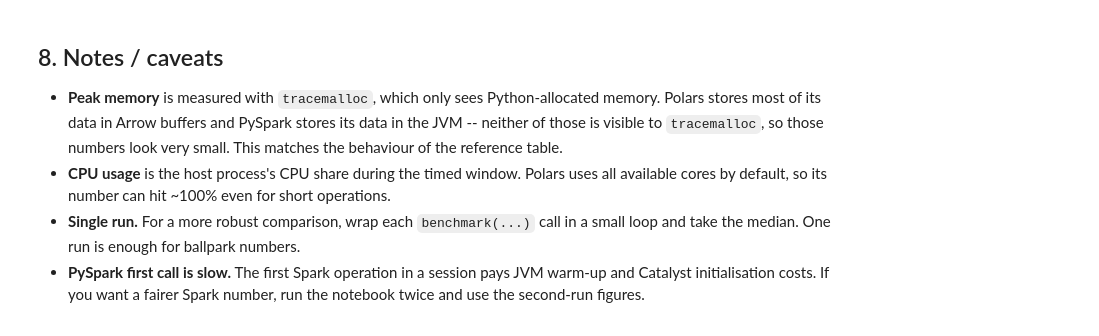
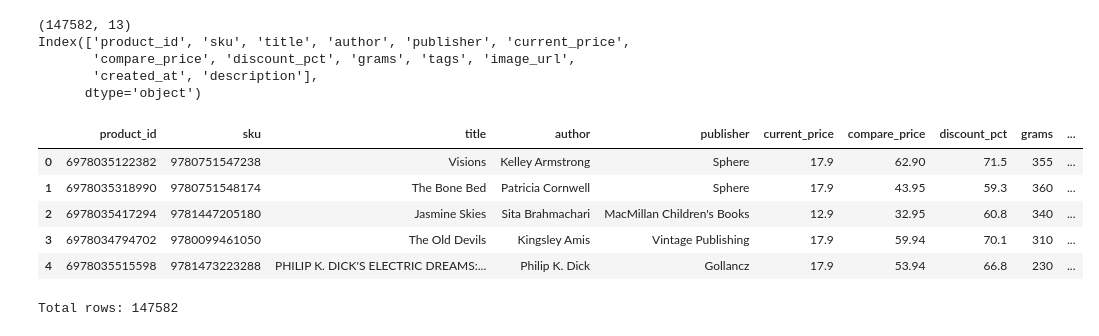
Before and after one commit to drshahizan/HPDP, a Jupyter notebook: 2526/project/p1/scubscub/p1/optimize_pipeline.ipynb, the cells around one changed output. Saved outputs shown, nothing was run; the diff lists cells and outputs as text; code cells hidden in the pictures.

```diff
--- a/2526/project/p1/scubscub/p1/optimize_pipeline.ipynb
+++ b/2526/project/p1/scubscub/p1/optimize_pipeline.ipynb
@@ -416,14 +20,0 @@ table_styled
-# %% [markdown]
-## 8. Notes / caveats
-
-- **Peak memory** is measured with `tracemalloc`, which only sees Python-allocated memory.
-  Polars stores most of its data in Arrow buffers and PySpark stores its data in the JVM --
-  neither of those is visible to `tracemalloc`, so those numbers look very small. This
-  matches the behaviour of the reference table.
-- **CPU usage** is the host process's CPU share during the timed window. Polars uses all
-  available cores by default, so its number can hit ~100% even for short operations.
-- **Single run.** For a more robust comparison, wrap each `benchmark(...)` call in a small
-  loop and take the median. One run is enough for ballpark numbers.
-- **PySpark first call is slow.** The first Spark operation in a session pays JVM warm-up
-  and Catalyst initialisation costs. If you want a fairer Spark number, run the notebook
-  twice and use the second-run figures.
@@ -429,0 +30,20 @@ table_styled
+# %%
+file_path = "/content/cleaned_data.csv"
+
+df_check = pd.read_csv(file_path)
+
+print(df_check.shape)
+print(df_check.columns)
+df_check.head()
+# %% [output]
+(147582, 13)
+Index(['product_id', 'sku', 'title', 'author', 'publisher', 'current_price',
+       'compare_price', 'discount_pct', 'grams', 'tags', 'image_url',
+       'created_at', 'description'],
+      dtype='object')
+|  | product_id | sku | title | author | publisher | current_price | compare_price | discount_pct | grams | ... |
+| 0 | 6978035122382 | 9780751547238 | Visions | Kelley Armstrong | Sphere | 17.9 | 62.90 | 71.5 | 355 | ... |
+| 1 | 6978035318990 | 9780751548174 | The Bone Bed | Patricia Cornwell | Sphere | 17.9 | 43.95 | 59.3 | 360 | ... |
+| 2 | 6978035417294 | 9781447205180 | Jasmine Skies | Sita Brahmachari | MacMillan Children's Books | 12.9 | 32.95 | 60.8 | 340 | ... |
+| 3 | 6978034794702 | 9780099461050 | The Old Devils | Kingsley Amis | Vintage Publishing | 17.9 | 59.94 | 70.1 | 310 | ... |
+| 4 | 6978035515598 | 9781473223288 | PHILIP K. DICK'S ELECTRIC DREAMS:... | Philip K. Dick | Gollancz | 17.9 | 53.94 | 66.8 | 230 | ... |
@@ -429,0 +78,5 @@ table_styled
+# %%
+total_rows = len(pd.read_csv(file_path))
+print("Total rows:", total_rows)
+# %% [output]
+Total rows: 147582
```
Also changed, not shown: parts of 31 cells of this notebook.
